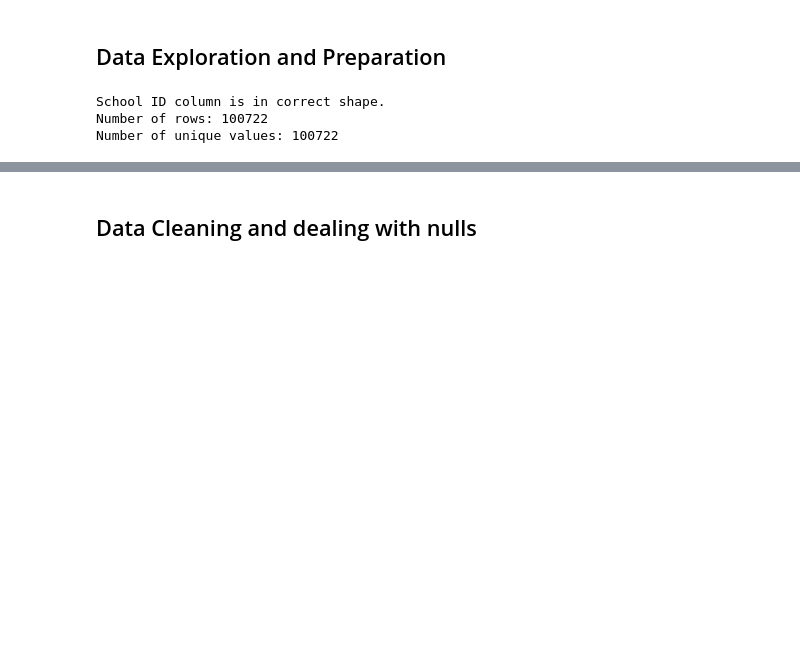
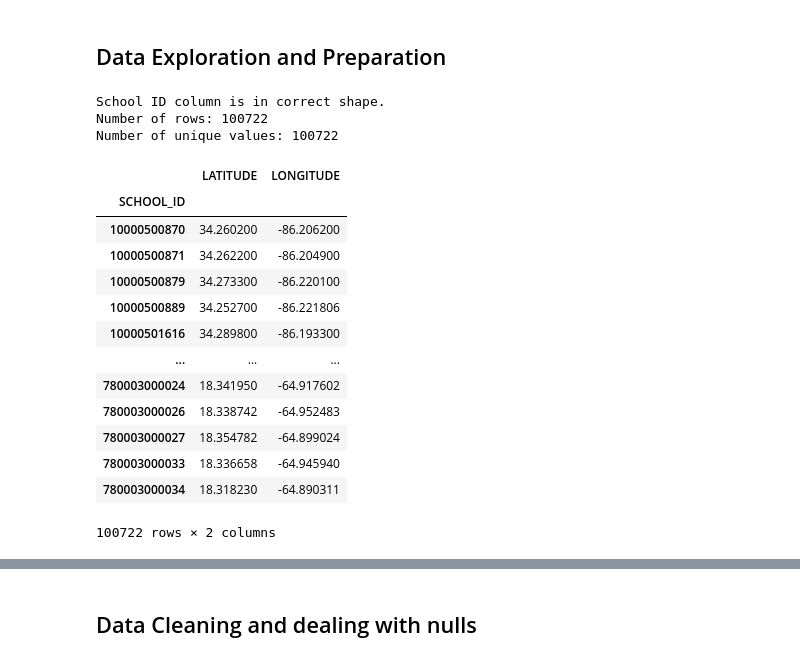
Before and after one commit to cold-quix/school-analysis, a Jupyter notebook: public_school_analysis.ipynb, the cells around one changed output, grey strips where cells are left out. Saved outputs shown, nothing was run; the diff lists cells and outputs as text; code cells hidden in the pictures; blank space fills up the shorter version.

```diff
--- a/public_school_analysis.ipynb
+++ b/public_school_analysis.ipynb
@@ -108,5 +119,25 @@ Number of rows: 100722
 Number of unique values: 100722
 # %%
 # Change the names of the unique ID column in both the location data and public school data to match and set them as index
+#df_data["SCHOOL_ID"] = df_data["SCHOOL_ID"].astype("str")
+df_data.set_index("SCHOOL_ID")
+
+#df_locations["ID"] = df_locations["SCHOOL_ID"].astype("str")
+df_locations.set_index("SCHOOL_ID")
+# %% [output]
+|  | LATITUDE | LONGITUDE |
+| SCHOOL_ID |  |  |
+| 10000500870 | 34.260200 | -86.206200 |
+| 10000500871 | 34.262200 | -86.204900 |
+| 10000500879 | 34.273300 | -86.220100 |
+| 10000500889 | 34.252700 | -86.221806 |
+| 10000501616 | 34.289800 | -86.193300 |
+| ... | ... | ... |
+| 780003000024 | 18.341950 | -64.917602 |
+| 780003000026 | 18.338742 | -64.952483 |
+| 780003000027 | 18.354782 | -64.899024 |
+| 780003000033 | 18.336658 | -64.945940 |
+| 780003000034 | 18.318230 | -64.890311 |
+100722 rows × 2 columns
 # %%
 # Check your work
```
Also changed, not shown: parts of 10 cells of this notebook.
